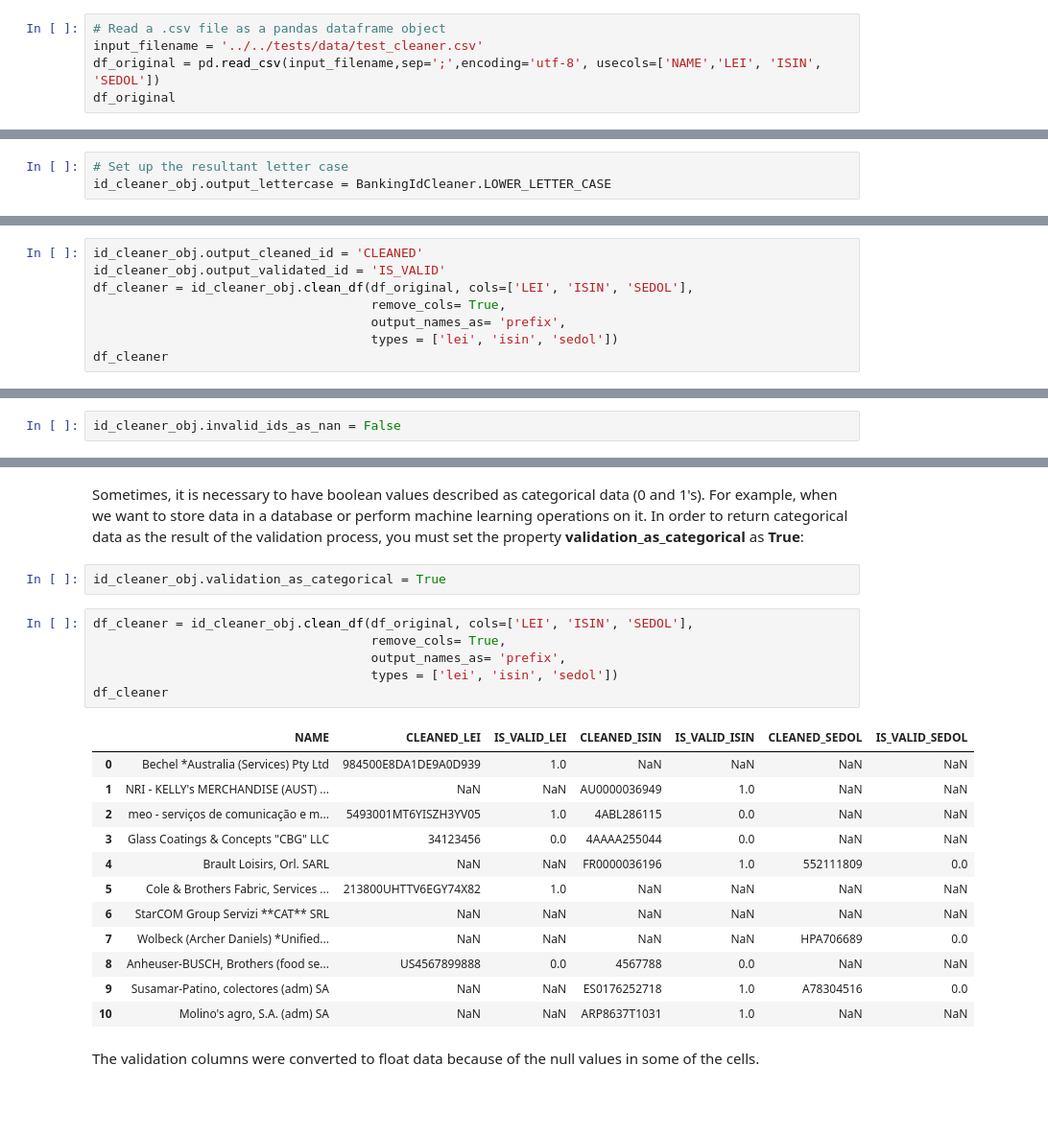
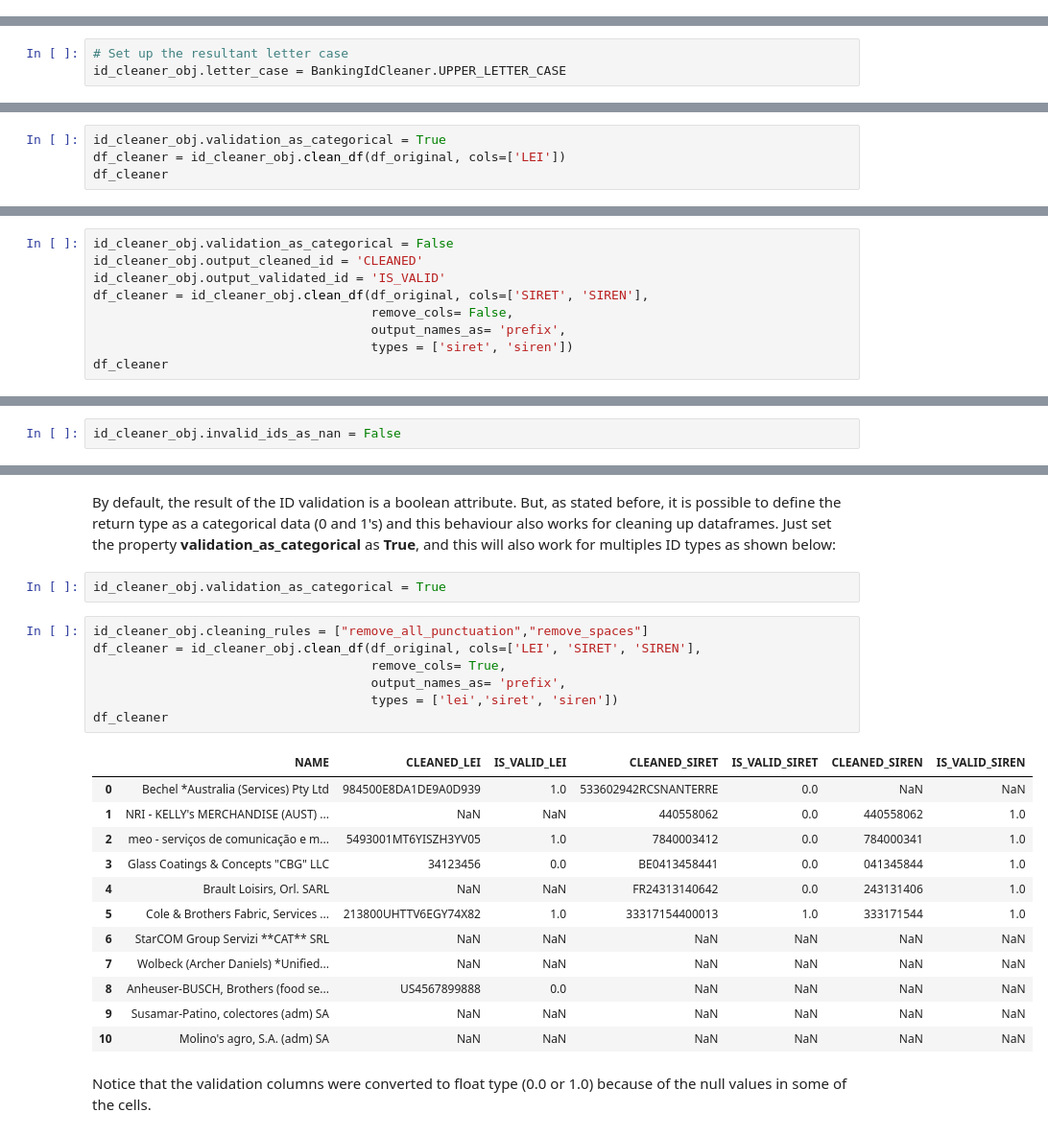
Before and after one commit to os-climate/financial-entity-cleaner, a Jupyter notebook: notebooks/how-to/Clean up and validate banking IDs.ipynb, the cells around one changed output, grey strips where cells are left out. Shown: that part at 96% size. Saved outputs shown, nothing was run; the diff lists cells and outputs as text; blank space fills up the shorter version.

```diff
--- a/notebooks/how-to/Clean up and validate banking IDs.ipynb
+++ b/notebooks/how-to/Clean up and validate banking IDs.ipynb
@@ -133,5 +228,0 @@ import pandas as pd
-# %%
-# Read a .csv file as a pandas dataframe object
-input_filename = '../../tests/data/test_cleaner.csv'
-df_original = pd.read_csv(input_filename,sep=';',encoding='utf-8', usecols=['NAME','LEI', 'ISIN', 'SEDOL'])
-df_original
@@ -152,7 +250,7 @@ df_original
 Another important property of the BankingIdCleaner() class is the **letter_case** that defines if the output will be returned in lower, upper or title case. By default, the letter case is set to be 'lower'. If you want to change that, just set the letter_case property to **'lower'**, **'upper'** or **'title'** or use the built-in class constants LOWER_LETTER_CASE, UPPER_LETTER_CASE, TITLE_LETTER_CASE, as shown below:
 # %%
 # Set up the resultant letter case
-id_cleaner_obj.output_lettercase = BankingIdCleaner.LOWER_LETTER_CASE
+id_cleaner_obj.letter_case = BankingIdCleaner.UPPER_LETTER_CASE
 # %%
 id_cleaner_obj.id_type='lei'
 # %%
@@ -173,0 +274,4 @@ df_cleaner
+# %%
+id_cleaner_obj.validation_as_categorical = True
+df_cleaner = id_cleaner_obj.clean_df(df_original, cols=['LEI'])
+df_cleaner
@@ -178,9 +295,10 @@ The result above shows that two new columns were created with a suffix defined b
 # %%
+id_cleaner_obj.validation_as_categorical = False
 id_cleaner_obj.output_cleaned_id = 'CLEANED'
 id_cleaner_obj.output_validated_id = 'IS_VALID'
-df_cleaner = id_cleaner_obj.clean_df(df_original, cols=['LEI', 'ISIN', 'SEDOL'],
-                                     remove_cols= True,
+df_cleaner = id_cleaner_obj.clean_df(df_original, cols=['SIRET', 'SIREN'],
+                                     remove_cols= False,
                                      output_names_as= 'prefix',
-                                     types = ['lei', 'isin', 'sedol'])
+                                     types = ['siret', 'siren'])
 df_cleaner
 # %% [output]
@@ -241,27 +340,28 @@ memory usage: 513.0+ bytes
 # %% [markdown]
-Sometimes, it is necessary to have boolean values described as categorical data (0 and 1's). For example, when we want to store data in a database or perform machine learning operations on it. In order to return categorical data as the result of the validation process, you must set the property **validation_as_categorical** as **True**:
+By default, the result of the ID validation is a boolean attribute. But, as stated before, it is possible to define the return type as a categorical data (0 and 1's) and this behaviour also works for cleaning up dataframes. Just set the property **validation_as_categorical** as **True**, and this will also work for multiples ID types as shown below:
 # %%
 id_cleaner_obj.validation_as_categorical = True
 # %%
-df_cleaner = id_cleaner_obj.clean_df(df_original, cols=['LEI', 'ISIN', 'SEDOL'],
+id_cleaner_obj.cleaning_rules = ["remove_all_punctuation","remove_spaces"]
+df_cleaner = id_cleaner_obj.clean_df(df_original, cols=['LEI', 'SIRET', 'SIREN'],
                                      remove_cols= True,
                                      output_names_as= 'prefix',
-                                     types = ['lei', 'isin', 'sedol'])
+                                     types = ['lei','siret', 'siren'])
 df_cleaner
 # %% [output]
-|  | NAME | CLEANED_LEI | IS_VALID_LEI | CLEANED_ISIN | IS_VALID_ISIN | CLEANED_SEDOL | IS_VALID_SEDOL |
-| 0 | Bechel *Australia (Services) Pty Ltd | 984500E8DA1DE9A0D939 | 1.0 | NaN | NaN | NaN | NaN |
-| 1 | NRI - KELLY's MERCHANDISE (AUST) ... | NaN | NaN | AU0000036949 | 1.0 | NaN | NaN |
-| 2 | meo - serviços de comunicação e m... | 5493001MT6YISZH3YV05 | 1.0 | 4ABL286115 | 0.0 | NaN | NaN |
-| 3 | Glass Coatings & Concepts "CBG" LLC | 34123456 | 0.0 | 4AAAA255044 | 0.0 | NaN | NaN |
-| 4 | Brault Loisirs, Orl. SARL | NaN | NaN | FR0000036196 | 1.0 | 552111809 | 0.0 |
-| 5 | Cole & Brothers Fabric, Services ... | 213800UHTTV6EGY74X82 | 1.0 | NaN | NaN | NaN | NaN |
+|  | NAME | CLEANED_LEI | IS_VALID_LEI | CLEANED_SIRET | IS_VALID_SIRET | CLEANED_SIREN | IS_VALID_SIREN |
+| 0 | Bechel *Australia (Services) Pty Ltd | 984500E8DA1DE9A0D939 | 1.0 | 533602942RCSNANTERRE | 0.0 | NaN | NaN |
+| 1 | NRI - KELLY's MERCHANDISE (AUST) ... | NaN | NaN | 440558062 | 0.0 | 440558062 | 1.0 |
+| 2 | meo - serviços de comunicação e m... | 5493001MT6YISZH3YV05 | 1.0 | 7840003412 | 0.0 | 784000341 | 1.0 |
+| 3 | Glass Coatings & Concepts "CBG" LLC | 34123456 | 0.0 | BE0413458441 | 0.0 | 041345844 | 1.0 |
+| 4 | Brault Loisirs, Orl. SARL | NaN | NaN | FR24313140642 | 0.0 | 243131406 | 1.0 |
+| 5 | Cole & Brothers Fabric, Services ... | 213800UHTTV6EGY74X82 | 1.0 | 33317154400013 | 1.0 | 333171544 | 1.0 |
 | 6 | StarCOM Group Servizi **CAT** SRL | NaN | NaN | NaN | NaN | NaN | NaN |
-| 7 | Wolbeck (Archer Daniels) *Unified... | NaN | NaN | NaN | NaN | HPA706689 | 0.0 |
-| 8 | Anheuser-BUSCH, Brothers (food se... | US4567899888 | 0.0 | 4567788 | 0.0 | NaN | NaN |
-| 9 | Susamar-Patino, colectores (adm) SA | NaN | NaN | ES0176252718 | 1.0 | A78304516 | 0.0 |
-| 10 | Molino's agro, S.A. (adm) SA | NaN | NaN | ARP8637T1031 | 1.0 | NaN | NaN |
+| 7 | Wolbeck (Archer Daniels) *Unified... | NaN | NaN | NaN | NaN | NaN | NaN |
+| 8 | Anheuser-BUSCH, Brothers (food se... | US4567899888 | 0.0 | NaN | NaN | NaN | NaN |
+| 9 | Susamar-Patino, colectores (adm) SA | NaN | NaN | NaN | NaN | NaN | NaN |
+| 10 | Molino's agro, S.A. (adm) SA | NaN | NaN | NaN | NaN | NaN | NaN |
 # %% [markdown]
-The validation columns were converted to float data because of the null values in some of the cells.
+Notice that the validation columns were converted to float type (0.0 or 1.0) because of the null values in some of the cells.
 # %%
 df_cleaner.info()
```
Also changed, not shown: parts of 38 cells of this notebook, 6 other files.
